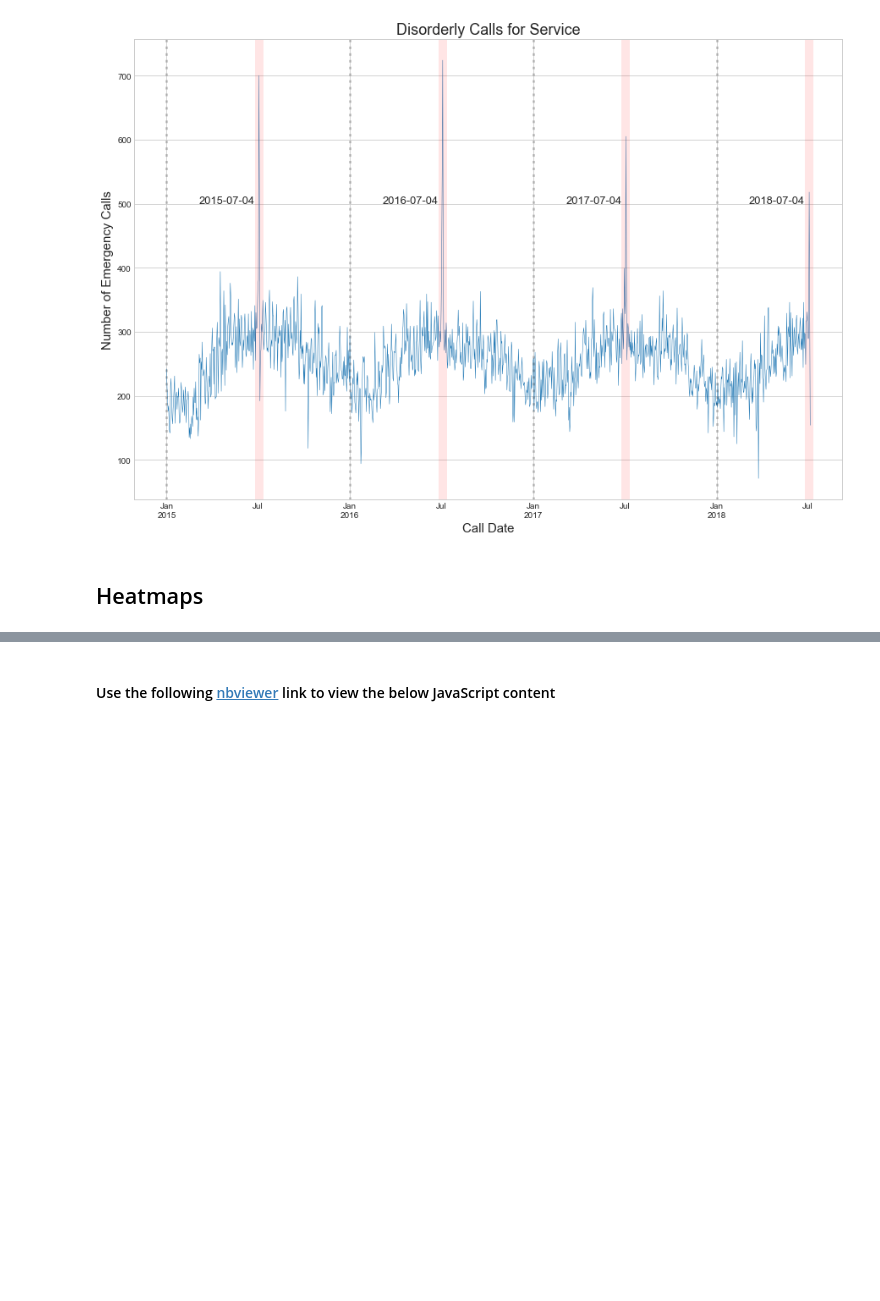
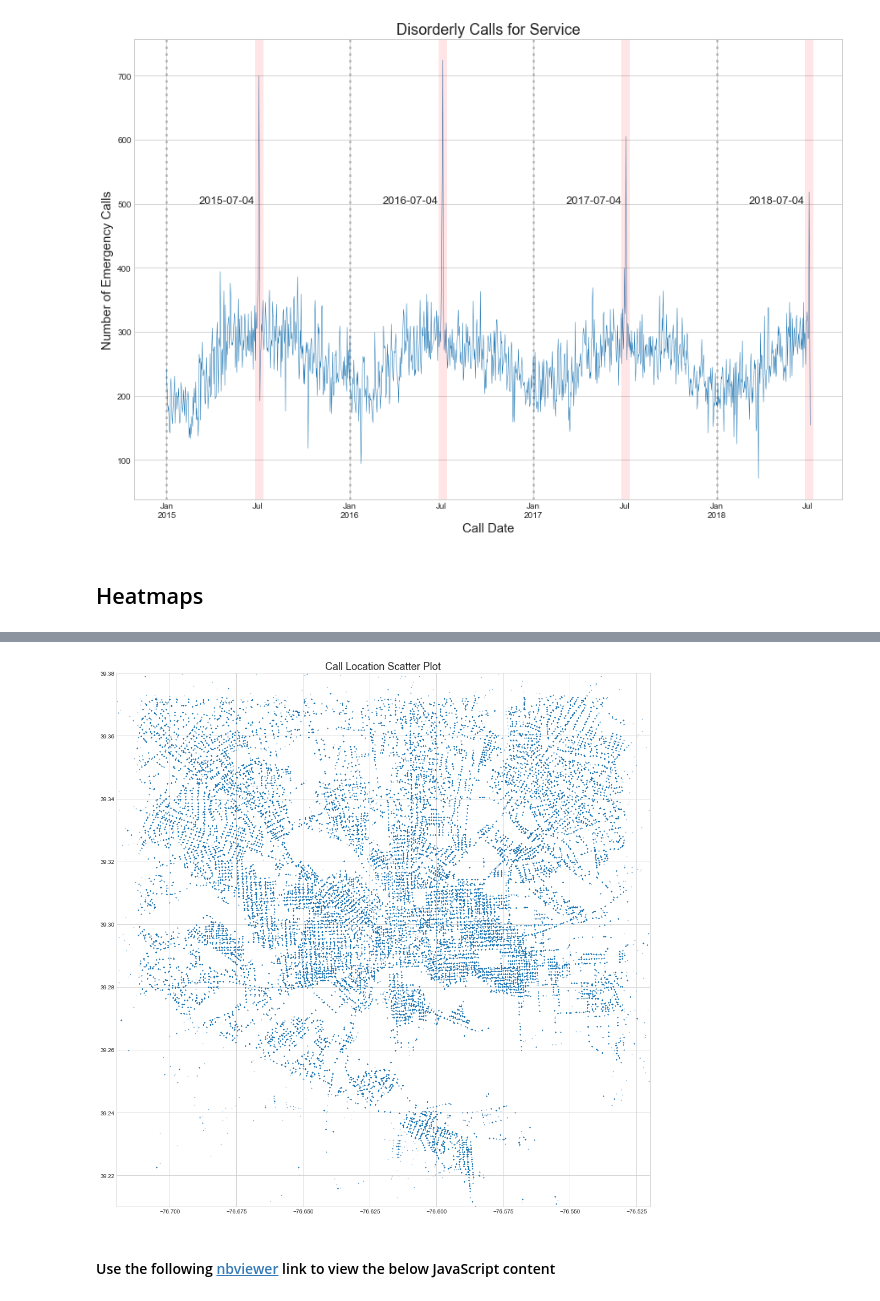
Before and after one commit to ymericson/Seaborn, a Jupyter notebook: Baltimore 911 Calls.ipynb, the cells around one changed output, grey strips where cells are left out. Saved outputs shown, nothing was run; the diff lists cells and outputs as text; code cells hidden in the pictures; blank space fills up the shorter version.

```diff
--- a/Baltimore 911 Calls.ipynb
+++ b/Baltimore 911 Calls.ipynb
@@ -336,0 +395,15 @@ dtype: int64
+# %%
+fig = plt.figure(figsize=(13,13))
+ax = fig.add_axes([0,0,1,1])
+
+
+ax.scatter(y=calls["lat"], x=calls["long"], s=0.1)
+
+plt.title('Call Location Scatter Plot', fontsize=18)
+ax.set_xlim(-76.52, -76.72)
+ax.set_ylim(39.21, 39.38)
+ax.invert_xaxis()
+
+plt.savefig('C:/Users/sonye/PythonPrograms/project-notebooks/all-graphs/11_baltimore_scatter.png', bbox_inches = 'tight')
+# %% [output]
+[figure, added]
```
Also changed, not shown: parts of 14 cells of this notebook, 5 other files.
